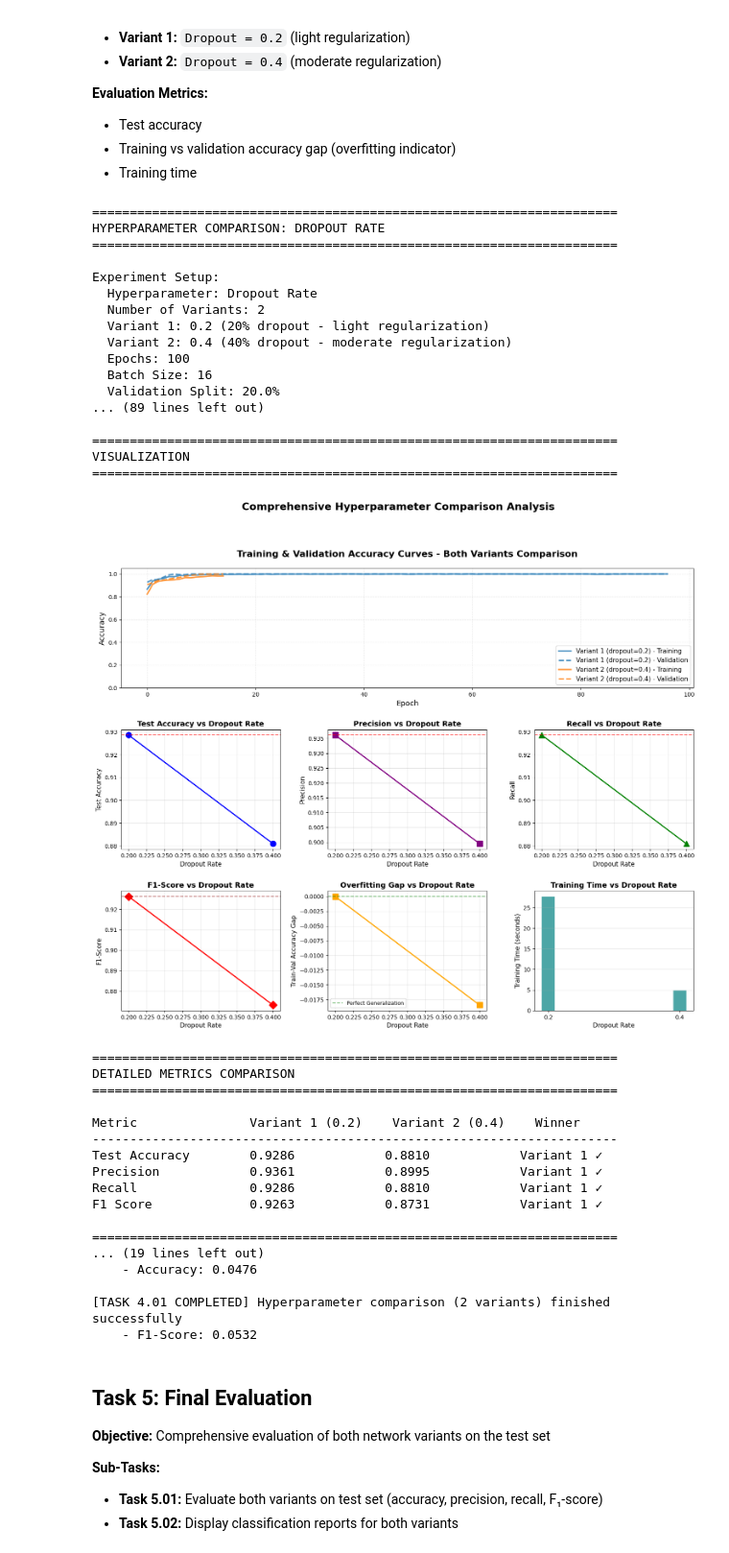
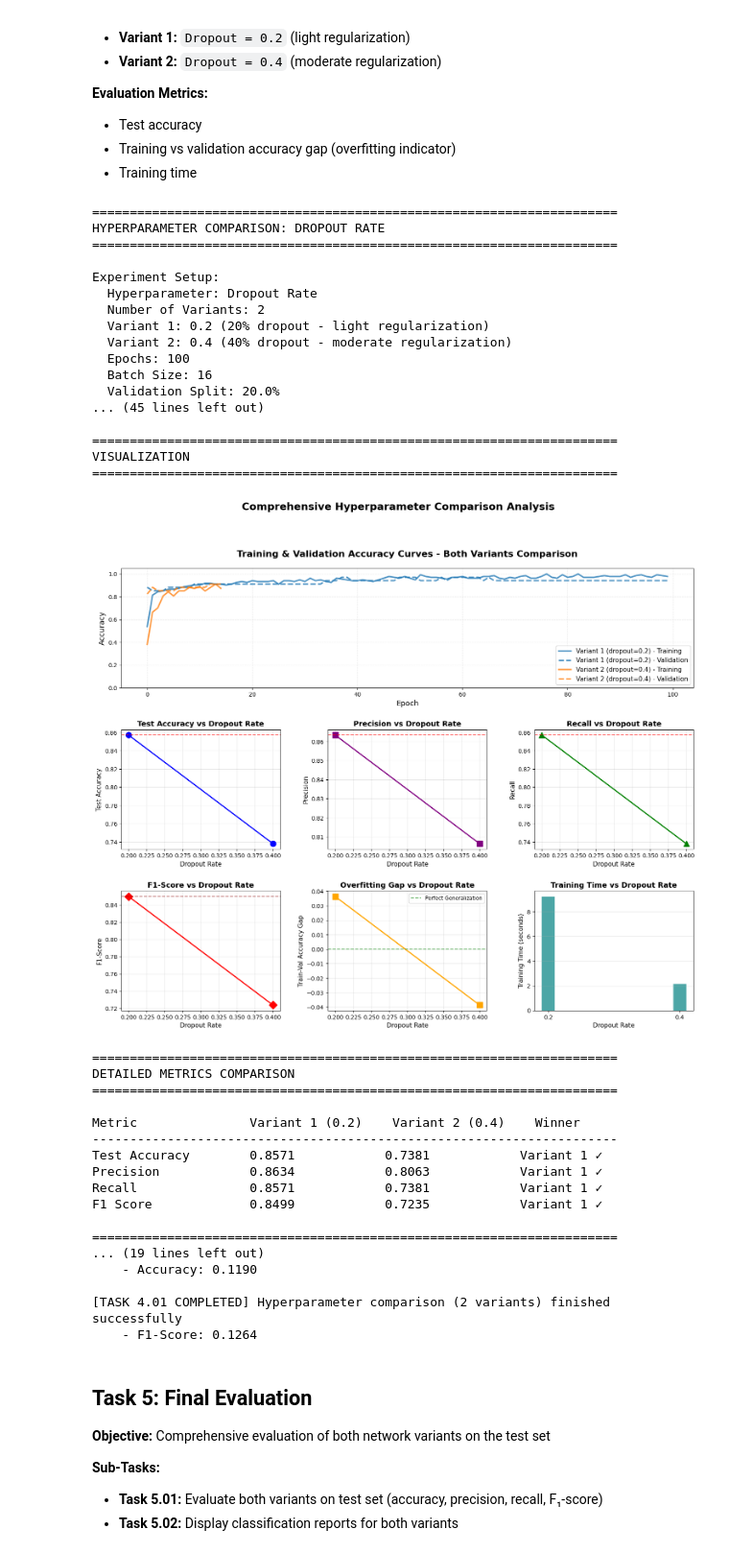
Before and after one commit to prumucena1979/MLFINAL, a Jupyter notebook: Turnin/notebook/Seeds_ML_FINALPRJ_NF1002000_BASE_THEN_NOISE_KFOLD_FINALSUBMISSION_NODROP30.ipynb, the cells around one changed output. Shown: that part at 96% size. Drawn from its saved outputs; the diff is of its cells as text; code cells hidden in the pictures.

```diff
--- a/Turnin/notebook/Seeds_ML_FINALPRJ_NF1002000.ipynb
+++ b/Turnin/notebook/Seeds_ML_FINALPRJ_NF1002000_BASE_THEN_NOISE_KFOLD_FINALSUBMISSION_NODROP30.ipynb
@@ -861,18 +667,18 @@ print(f"  Epochs: {EPOCHS}")
 print(f"  Batch Size: {BATCH_SIZE}")
 print(f"  Validation Split: {VALIDATION_SPLIT * 100}%")
 print(f"  Early Stopping: Enabled (patience={early_stopping.patience})")
-print(f"\nTraining on: {len(X_train_augmented) * (1 - VALIDATION_SPLIT):.0f} samples")
-print(f"Validating on: {len(X_train_augmented) * VALIDATION_SPLIT:.0f} samples")
-print(f"Note: Using noise-augmented data ({len(X_train_augmented)} total samples)")
+print(f"\nTraining on: {len(X_train_scaled) * (1 - VALIDATION_SPLIT):.0f} samples")
+print(f"Validating on: {len(X_train_scaled) * VALIDATION_SPLIT:.0f} samples")
+print(f"Note: Using baseline scaled training data ({len(X_train_scaled)} total samples)")
 
 print("\n" + "=" * 60)
 print("STARTING TRAINING...")
 print("=" * 60)
 
-# Train the model using noise-augmented data
-history = model_with_dropout.fit(
-    X_train_augmented,
-    y_train_augmented_adj,
+# Train the model using baseline scaled training data
+history = model.fit(
+    X_train_scaled,
+    y_train_adj,
     epochs=EPOCHS,
     batch_size=BATCH_SIZE,
     validation_split=VALIDATION_SPLIT,
@@ -1051,13 +857,13 @@ for idx, dropout_rate in enumerate(dropout_rates, 1):
         metrics=['accuracy']
     )
 
-    # Train model and measure time (using noise-augmented data)
+    # Train model and measure time (using baseline scaled training data (no noise injection for this comparison))
     print(f"Training model with dropout rate = {dropout_rate}...")
     start_time = time.time()
 
     history_test = test_model.fit(
-        X_train_augmented,
-        y_train_augmented_adj,
+        X_train_scaled,
+        y_train_adj,
         epochs=EPOCHS,
         batch_size=BATCH_SIZE,
         validation_split=VALIDATION_SPLIT,
@@ -1283,52 +1089,52 @@ print(f"  Variant 1 (dropout={dropout_rates[0]}):")
 print(f"    - Accuracy: {results_df.iloc[0]['test_accuracy']:.4f}")
 print(f"    - F1-Score: {results_df.iloc[0]['f1_score']:.4f}")
 print(f"  Variant 2 (dropout={dropout_rates[1]}):")
 print(f"    - Accuracy: {results_df.iloc[1]['test_accuracy']:.4f}")
 print(f"    - F1-Score: {results_df.iloc[1]['f1_score']:.4f}")
 
 print(f"  Difference:")
 
 print(f"    - Accuracy: {abs(results_df.iloc[0]['test_accuracy'] - results_df.iloc[1]['test_accuracy']):.4f}")
 
 print("\n[TASK 4.01 COMPLETED] Hyperparameter comparison (2 variants) finished successfully")
 
 print(f"    - F1-Score: {abs(results_df.iloc[0]['f1_score'] - results_df.iloc[1]['f1_score']):.4f}")
 # %% [output]
 ======================================================================
 HYPERPARAMETER COMPARISON: DROPOUT RATE
 ======================================================================
 
 Experiment Setup:
   Hyperparameter: Dropout Rate
   Number of Variants: 2
   Variant 1: 0.2 (20% dropout - light regularization)
   Variant 2: 0.4 (40% dropout - moderate regularization)
   Epochs: 100
   Batch Size: 16
   Validation Split: 20.0%
-... (89 lines left out)
+... (45 lines left out)
 
 ======================================================================
 VISUALIZATION
 ======================================================================
-[figure, old version]
+[figure, new version]
 ======================================================================
 DETAILED METRICS COMPARISON
 ======================================================================
 
 Metric               Variant 1 (0.2)    Variant 2 (0.4)    Winner
 ----------------------------------------------------------------------
-Test Accuracy        0.9286            0.8810            Variant 1 ✓
-Precision            0.9361            0.8995            Variant 1 ✓
-Recall               0.9286            0.8810            Variant 1 ✓
-F1 Score             0.9263            0.8731            Variant 1 ✓
+Test Accuracy        0.8571            0.7381            Variant 1 ✓
+Precision            0.8634            0.8063            Variant 1 ✓
+Recall               0.8571            0.7381            Variant 1 ✓
+F1 Score             0.8499            0.7235            Variant 1 ✓
 
 ======================================================================
 ... (19 lines left out)
-    - Accuracy: 0.0476
+    - Accuracy: 0.1190
 
 [TASK 4.01 COMPLETED] Hyperparameter comparison (2 variants) finished successfully
-    - F1-Score: 0.0532
+    - F1-Score: 0.1264
 # %% [markdown]
 ## **Task 5: Final Evaluation**
 
```
Also changed, not shown: parts of 20 cells of this notebook, 12 other files.
